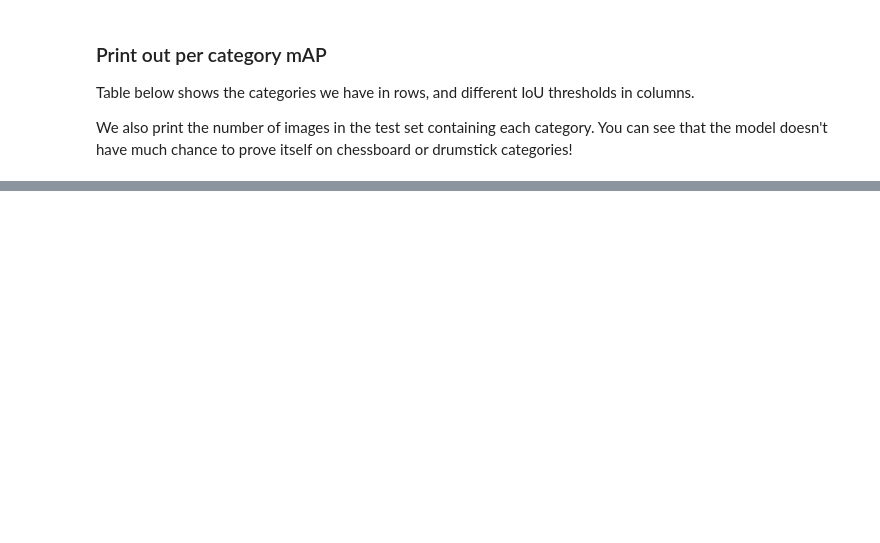
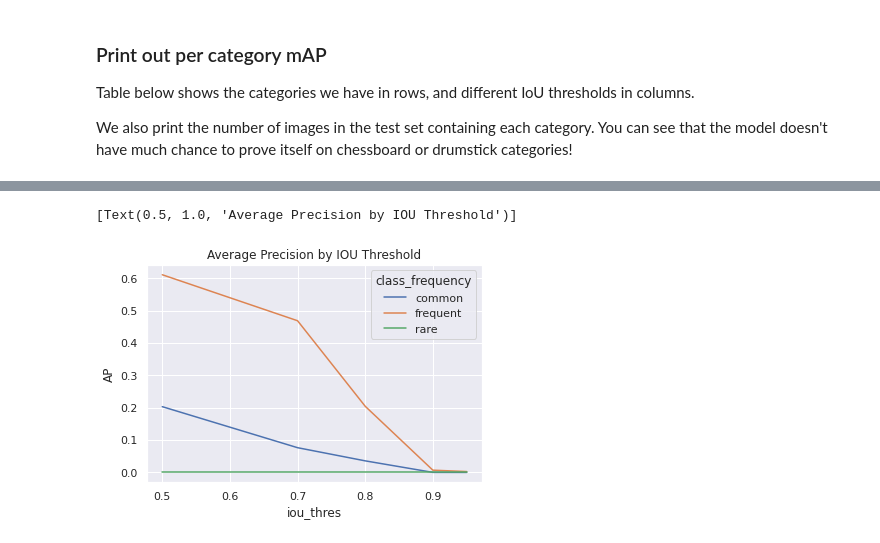
Before and after one commit to alexxcollins/INM705_CW_Collins_Velagala, a Jupyter notebook: notebooks/train_fpn_not_pretrained.ipynb, the cells around one changed output, grey strips where cells are left out. Cells and saved outputs as stored; diff of their text form; code cells hidden in the pictures; blank space fills up the shorter version.

```diff
--- a/notebooks/train_fpn_not_pretrained.ipynb
+++ b/notebooks/train_fpn_not_pretrained.ipynb
@@ -484,0 +522,35 @@ df.round(4)
+# %%
+ap_list = [v[1] for v in mAP_list]
+mAP_list = [v[0] for v in mAP_list]
+
+#####need this for id to class name mapping {1:'cappucino' , ....}
+class_names = test_data.idx_to_classname
+
+#####AP graph
+df_AP = pd.DataFrame(columns = ["iou_thres", "class_name", "AP"])
+
+for idx, class_aps in enumerate(ap_list):
+    iou_thres = thresholds[idx]
+    for key, val in class_aps.items():
+        class_name = class_names[key]
+
+        row = pd.DataFrame({"iou_thres": [iou_thres],
+               "class_name": [class_name],
+               "AP": [val.item()]
+              })
+        df_AP = pd.concat([df_AP, row], axis = 0, ignore_index = True)
+
+df_AP.head()
+sns.lineplot(data= df_AP, x="iou_thres", y="AP", hue = "class_name").set(title="Average Precision by IOU Threshold")
+# %%
+class_frequency_dict = {'cappuccino': 'common', 'chessboard': 'rare',  'coffee_maker':'frequent',
+                         'cowboy_hat':'frequent', 'drumstick':'rare', 'monkey':'common',
+                         }
+
+df_AP_freq = df_AP
+df_AP_freq['class_frequency'] = df_AP_freq['class_name'].map(class_frequency_dict)
+temp = df_AP_freq.groupby(by= ["iou_thres", "class_frequency"])['AP'].mean().reset_index()
+sns.lineplot(data= temp, x="iou_thres", y="AP", hue = "class_frequency").set(title="Average Precision by IOU Threshold")
+# %% [output]
+[Text(0.5, 1.0, 'Average Precision by IOU Threshold')]
+[figure, added]
```
Also changed, not shown: parts of 7 cells of this notebook, 5 other files.
